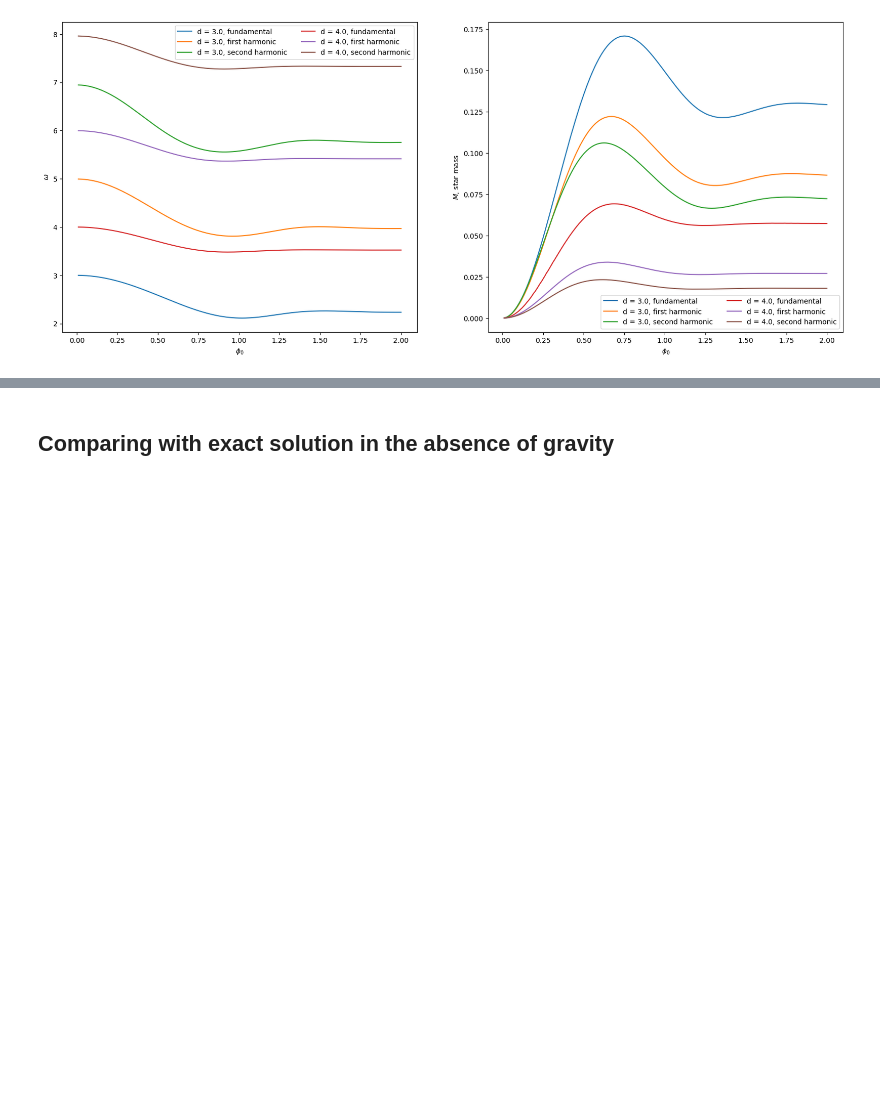
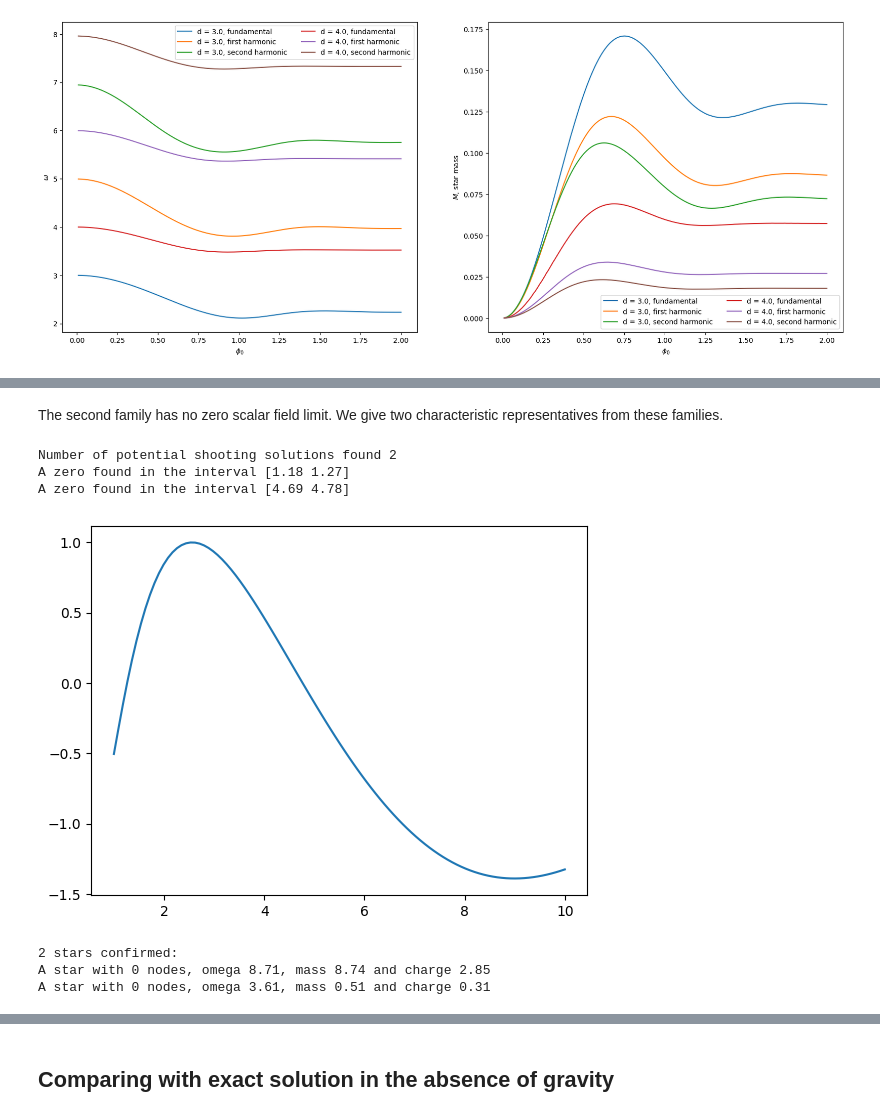
Before and after one commit to sukhovn/AdS_BS_shooting, a Jupyter notebook: BoseStar.ipynb, the cells around one changed output, grey strips where cells are left out. Saved outputs shown, nothing was run; the diff lists cells and outputs as text; code cells hidden in the pictures; blank space fills up the shorter version.

```diff
--- a/BoseStar.ipynb
+++ b/BoseStar.ipynb
@@ -330,0 +586,18 @@ plt.show()
+# %% [markdown]
+The second family has no zero scalar field limit. We give two characteristic representatives from these families.
+# %%
+expl = Explorer(d=3, l=1.0, kappa=1.0, el=2.2, mass=0.0, phi0=1)
+
+ax = plt.subplot()
+expl.scan_omega_range(1.0, 10.0, ax=ax, xrange=[0.001, 1.5])
+plt.show()
+
+expl.explore_zeros_by_shooting(xrange=[0.001, 1.5])
+# %% [output]
+Number of potential shooting solutions found 2
+A zero found in the interval [1.18 1.27]
+A zero found in the interval [4.69 4.78]
+[figure, added]
+2 stars confirmed:
+A star with 0 nodes, omega 8.71, mass 8.74 and charge 2.85
+A star with 0 nodes, omega 3.61, mass 0.51 and charge 0.31
```
Also changed, not shown: parts of 39 cells of this notebook, 4 other files.
